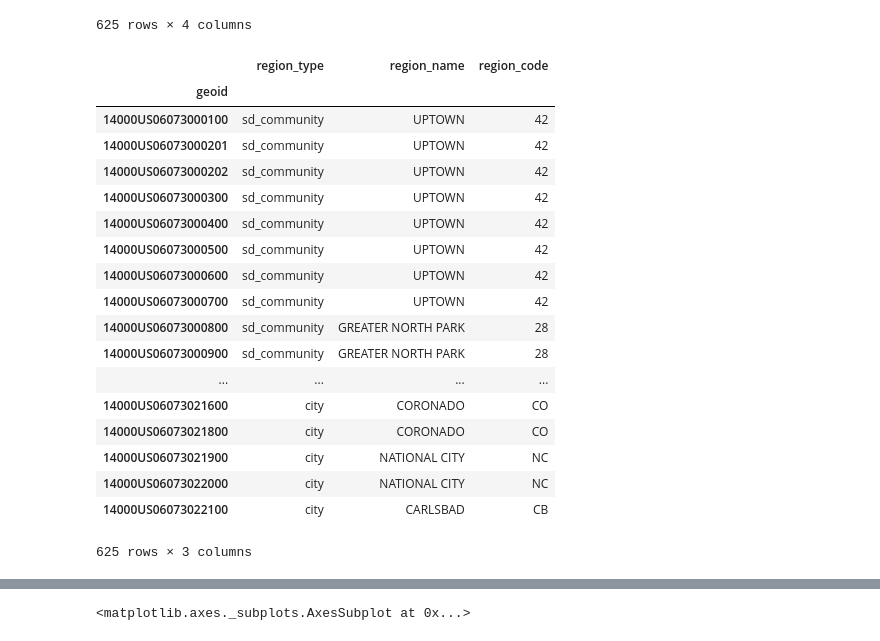
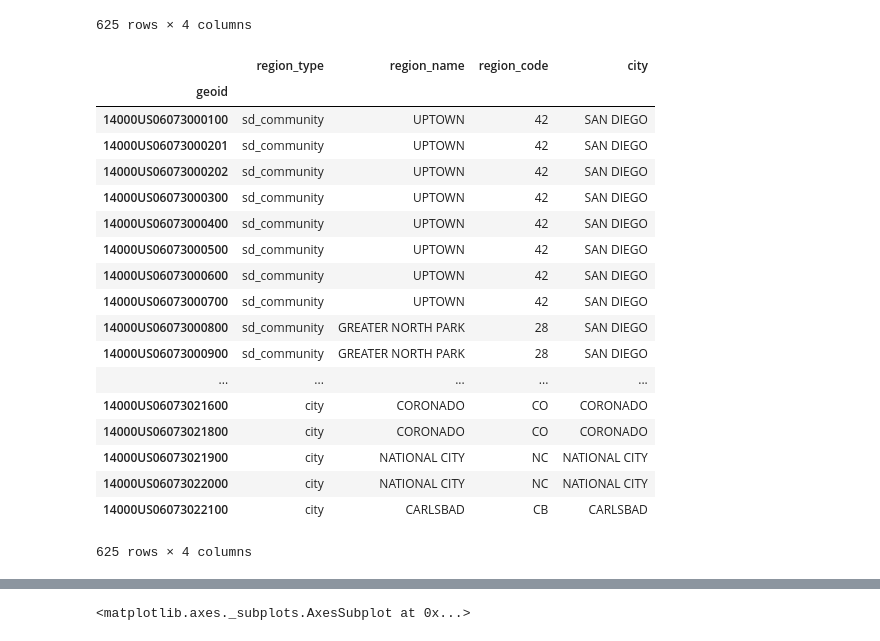
Before and after one commit to SDRDLAnalysts/data-projects, a Jupyter notebook: census.gov/sandiegodata.org-planning/notebooks/Tract Geo.ipynb, the cells around one changed output, grey strips where cells are left out. Drawn from its saved outputs; the diff is of its cells as text; code cells hidden in the pictures.

```diff
--- a/census.gov/sandiegodata.org-planning/notebooks/Tract Geo.ipynb
+++ b/census.gov/sandiegodata.org-planning/notebooks/Tract Geo.ipynb
@@ -104,52 +104,60 @@ comm.plot()
 # %%
 
 def make_tract_community(df, comm ):
+
+    import geopandas as gpd
 
     _1 = df[['geoid','geometry']].copy()
     _1['rep_p'] = _1.representative_point()
     df_rep = gpd.GeoDataFrame(_1, geometry='rep_p')
 
     tract_community = gpd.sjoin(comm, df_rep, op='contains')[['geoid','type','name','code']] # Probably will be slow
     tract_community.columns = ['geoid','region_type','region_name','region_code']
 
     priority_map = {
         'sd_community' : 1,
         'city': 2,
         'county_community': 3
     }
 
     tract_community['priority'] = tract_community['region_type'].apply(lambda v: priority_map[v])
 
     tract_community.sort_values(['geoid','priority'], inplace=True)
     tract_community = tract_community[~tract_community.duplicated('geoid',keep='first')].set_index('geoid')
 
+    tract_community['city'] = tract_community.apply(lambda r : 'SAN DIEGO' if r.region_type == 'sd_community'
+                                                                else r.region_name if r.region_type == 'city'
+                                                                else '', axis=1)
+
     tract_community['region_type'] = tract_community.region_type.where(tract_community.region_code != 'CN', 'county')
 
     return tract_community.drop('priority', axis=1)
 
+
+
 tc = make_tract_community(df, comm)
 
 tc
 # %% [output]
-|  | region_type | region_name | region_code |
-| geoid |  |  |  |
-| 14000US06073000100 | sd_community | UPTOWN | 42 |
-| 14000US06073000201 | sd_community | UPTOWN | 42 |
-| 14000US06073000202 | sd_community | UPTOWN | 42 |
-| 14000US06073000300 | sd_community | UPTOWN | 42 |
-| 14000US06073000400 | sd_community | UPTOWN | 42 |
-| 14000US06073000500 | sd_community | UPTOWN | 42 |
-| 14000US06073000600 | sd_community | UPTOWN | 42 |
-| 14000US06073000700 | sd_community | UPTOWN | 42 |
-| 14000US06073000800 | sd_community | GREATER NORTH PARK | 28 |
-| 14000US06073000900 | sd_community | GREATER NORTH PARK | 28 |
-| ... | ... | ... | ... |
-| 14000US06073021600 | city | CORONADO | CO |
-| 14000US06073021800 | city | CORONADO | CO |
-| 14000US06073021900 | city | NATIONAL CITY | NC |
-| 14000US06073022000 | city | NATIONAL CITY | NC |
-| 14000US06073022100 | city | CARLSBAD | CB |
+|  | region_type | region_name | region_code | city |
+| geoid |  |  |  |  |
+| 14000US06073000100 | sd_community | UPTOWN | 42 | SAN DIEGO |
+| 14000US06073000201 | sd_community | UPTOWN | 42 | SAN DIEGO |
+| 14000US06073000202 | sd_community | UPTOWN | 42 | SAN DIEGO |
+| 14000US06073000300 | sd_community | UPTOWN | 42 | SAN DIEGO |
+| 14000US06073000400 | sd_community | UPTOWN | 42 | SAN DIEGO |
+| 14000US06073000500 | sd_community | UPTOWN | 42 | SAN DIEGO |
+| 14000US06073000600 | sd_community | UPTOWN | 42 | SAN DIEGO |
+| 14000US06073000700 | sd_community | UPTOWN | 42 | SAN DIEGO |
+| 14000US06073000800 | sd_community | GREATER NORTH PARK | 28 | SAN DIEGO |
+| 14000US06073000900 | sd_community | GREATER NORTH PARK | 28 | SAN DIEGO |
+| ... | ... | ... | ... | ... |
+| 14000US06073021600 | city | CORONADO | CO | CORONADO |
+| 14000US06073021800 | city | CORONADO | CO | CORONADO |
+| 14000US06073021900 | city | NATIONAL CITY | NC | NATIONAL CITY |
+| 14000US06073022000 | city | NATIONAL CITY | NC | NATIONAL CITY |
+| 14000US06073022100 | city | CARLSBAD | CB | CARLSBAD |
-625 rows × 3 columns
+625 rows × 4 columns
 # %%
 df.set_index('geoid').join(tc)
 # %% [output]
```
Also changed, not shown: 1 other file.
